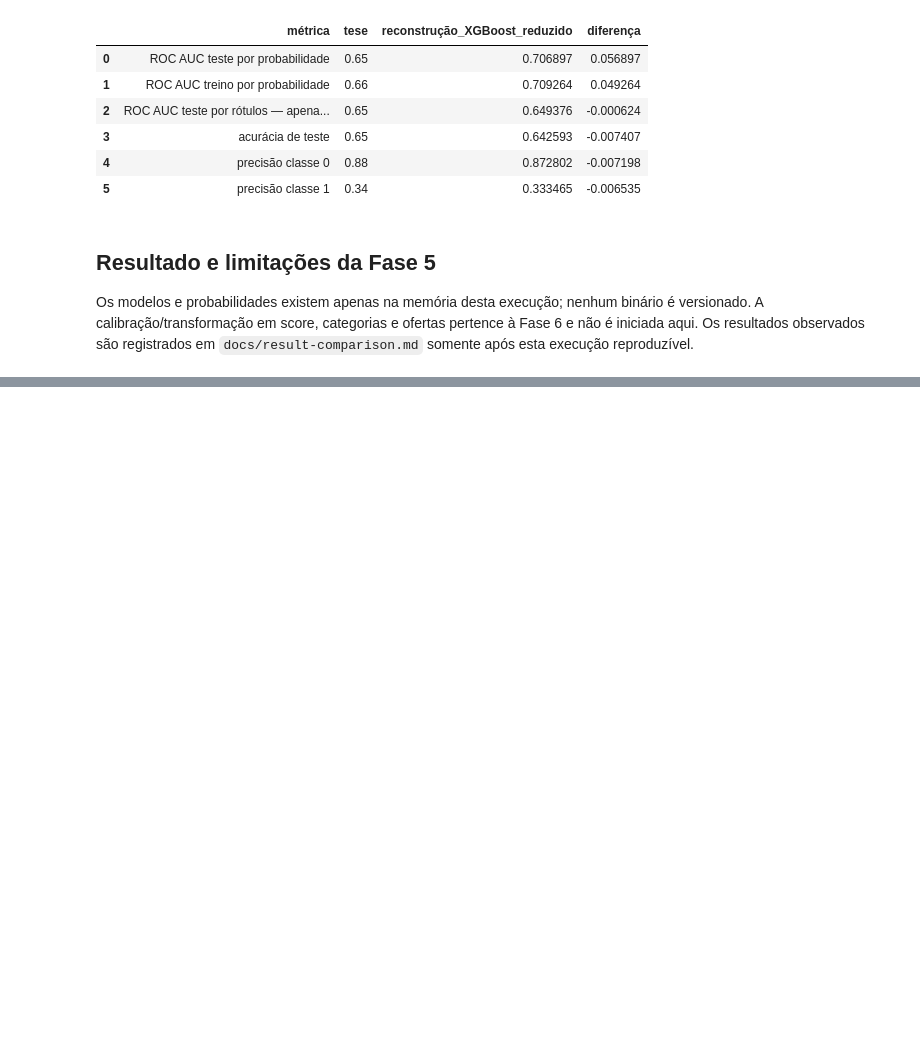
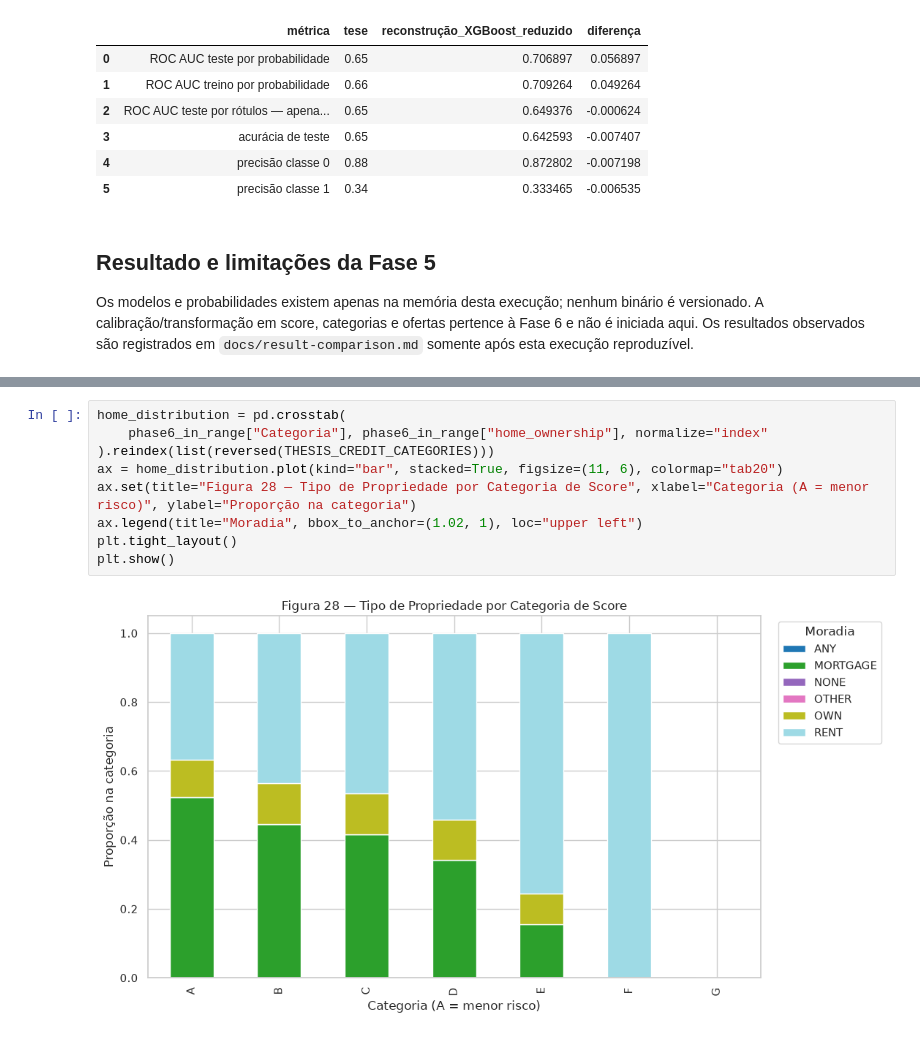
Before and after one commit to viniciuspizettadesouza/tcc-project, a Jupyter notebook: notebooks/tcc-reconstructed.ipynb, the cells around one changed output, grey strips where cells are left out. Saved outputs shown, nothing was run; the diff lists cells and outputs as text; blank space fills up the shorter version.

```diff
--- a/notebooks/tcc-reconstructed.ipynb
+++ b/notebooks/tcc-reconstructed.ipynb
@@ -1087,0 +1246,11 @@ Os modelos e probabilidades existem apenas na memória desta execução; nenhum
+# %%
+home_distribution = pd.crosstab(
+    phase6_in_range["Categoria"], phase6_in_range["home_ownership"], normalize="index"
+).reindex(list(reversed(THESIS_CREDIT_CATEGORIES)))
+ax = home_distribution.plot(kind="bar", stacked=True, figsize=(11, 6), colormap="tab20")
+ax.set(title="Figura 28 — Tipo de Propriedade por Categoria de Score", xlabel="Categoria (A = menor risco)", ylabel="Proporção na categoria")
+ax.legend(title="Moradia", bbox_to_anchor=(1.02, 1), loc="upper left")
+plt.tight_layout()
+plt.show()
+# %% [output]
+[figure, added]
```
Also changed, not shown: parts of 12 cells of this notebook, 5 other files.
